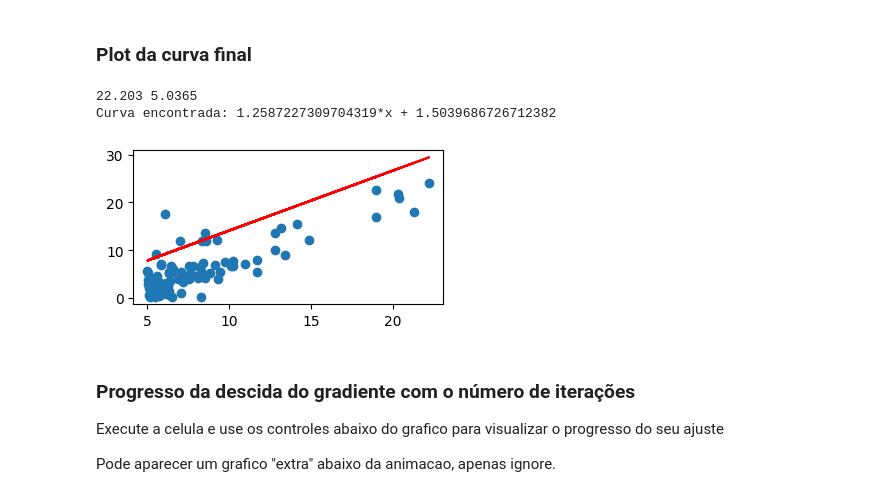
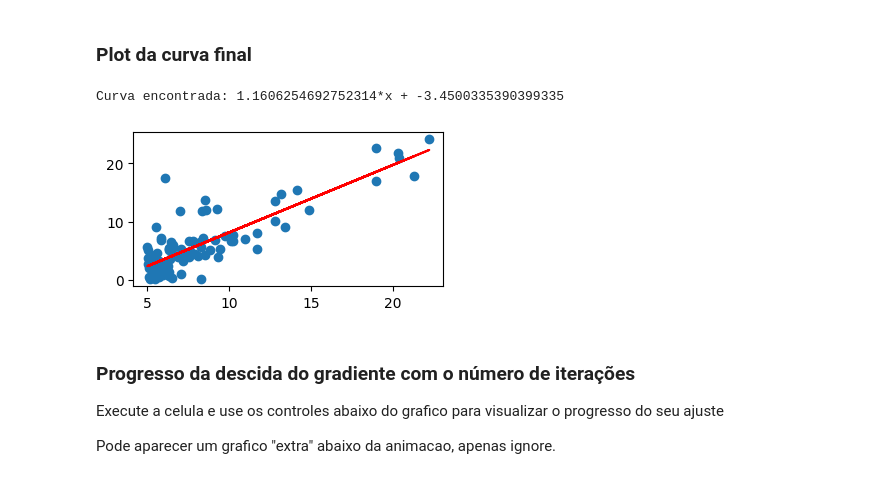
Before and after one commit to JoaoCosme/IA-UFRGS-2022-1, a Jupyter notebook: Trab-3/alegrete.ipynb, the cells around one changed output. Cells and saved outputs as stored; diff of their text form; code cells hidden in the pictures.

```diff
--- a/Trab-3/alegrete.ipynb
+++ b/Trab-3/alegrete.ipynb
@@ -43,8 +43,8 @@ plt.show()
 ### Execucao da regressao linear e calculo do EQM por epoca/iteracao
 # %%
 theta_0s, theta_1s = alegrete.fit(
-    quiz_data, theta_0=np.random.random(), theta_1=np.random.random(),
-    alpha=0.001, num_iterations=150, normalize_features=True
+    quiz_data, theta_0=0, theta_1=0,
+    alpha=0.5, num_iterations=100, normalize_features=True
 )
 
 # valores finais de theta0 e theta1
@@ -66,28 +81,27 @@ EQM final: 18.428747217139136
 ### Plot da curva final
 # %%
 theta_0s, theta_1s = alegrete.fit(
-    quiz_data, theta_0=np.random.random(), theta_1=np.random.random(),
-    alpha=0.001, num_iterations=150, normalize_features=True
+    quiz_data, theta_0=0, theta_1=0,
+    alpha=0.01, num_iterations=100000, normalize_features=False
 )
 
 # valores finais de theta0 e theta1
 final_th0, final_th1 = theta_0s[-1], theta_1s[-1]
 
 #Imprimir parâmetros otimizados
 print (f'Curva encontrada: {final_th1}*x + {final_th0}')
 
 #plota os dados
 plt.figure(figsize=(4, 2))
 plt.scatter(quiz_data[:,0], quiz_data[:,1])
 
 # plota a curva de ajuste
 pred = final_th1*quiz_data[:,0] + final_th0
 plt.plot(quiz_data[:,0], pred, c='r')
 plt.show()
 # %% [output]
-22.203 5.0365
-Curva encontrada: 1.2587227309704319*x + 1.5039686726712382
+Curva encontrada: 1.1606254692752314*x + -3.4500335390399335
-[figure, old version]
+[figure, new version]
 # %% [markdown]
 ### Progresso da descida do gradiente com o número de iterações
 
```
Also changed, not shown: parts of 2 cells of this notebook, 1 other file.
